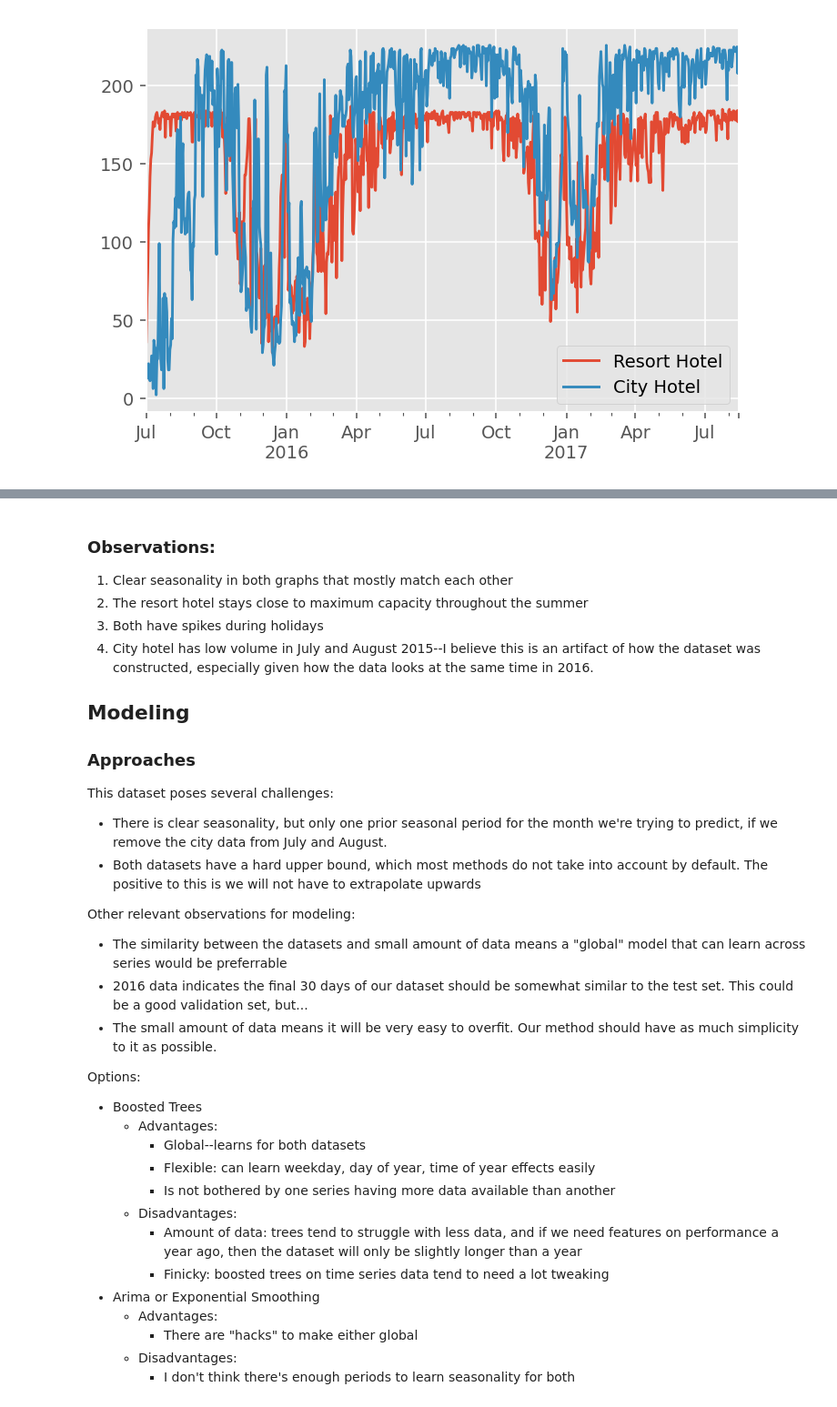
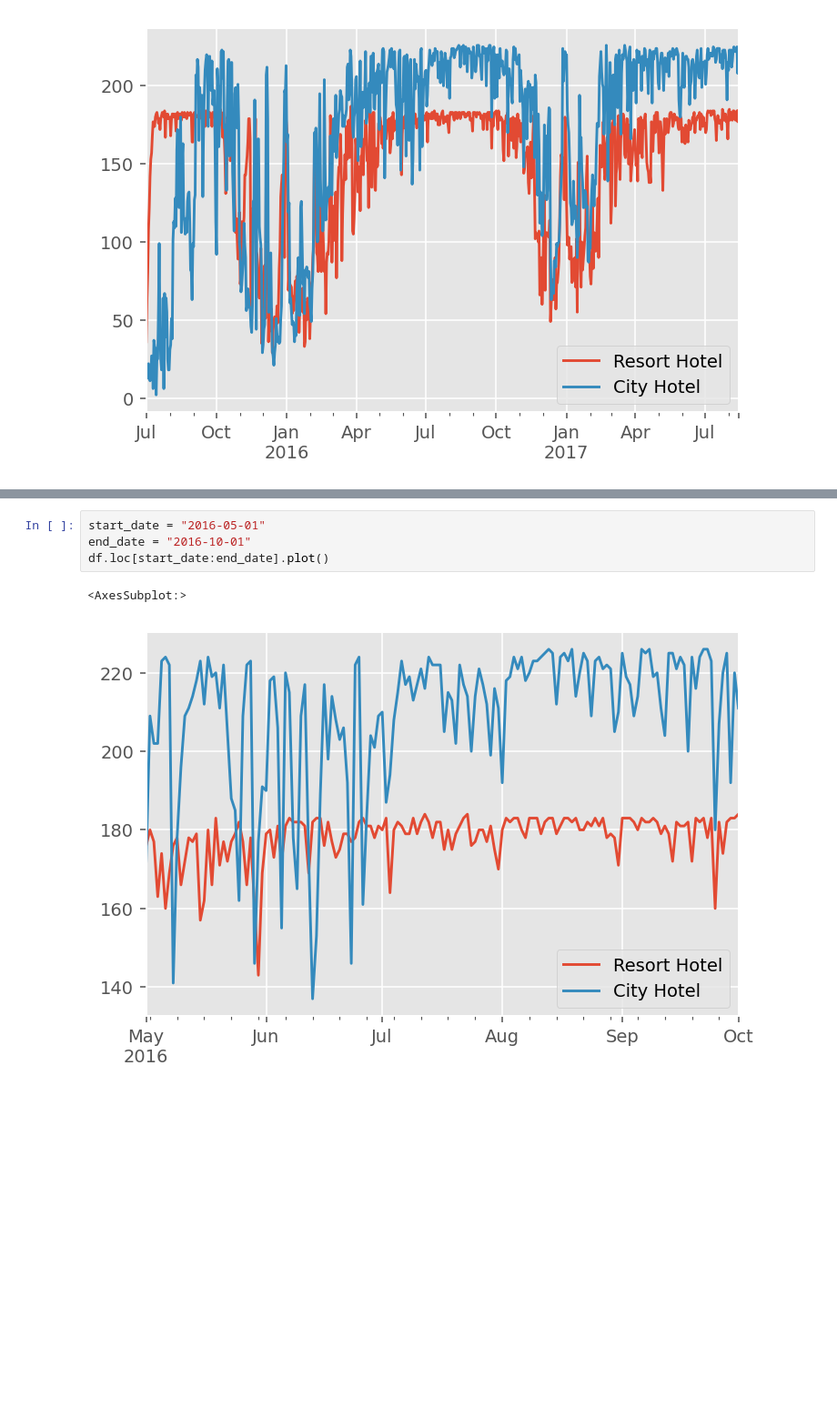
Before and after one commit to robert-robison/hotel-booking-demand, a Jupyter notebook: notebooks/hotel_modeling.ipynb, the cells around one changed output, grey strips where cells are left out. Shown at 91% size. Cells and saved outputs as stored; diff of their text form; blank space fills up the shorter version.

Commit message:
final hotel notebook

```diff
--- a/notebooks/hotel_modeling.ipynb
+++ b/notebooks/hotel_modeling.ipynb
@@ -47,38 +42,7 @@ df.iloc[150:250].plot()
-# %% [markdown]
-### Observations:
-
-1. Clear seasonality in both graphs that mostly match each other
-2. The resort hotel stays close to maximum capacity throughout the summer
-3. Both have spikes during holidays
-4. City hotel has low volume in July and August 2015--I believe this is an artifact of how the dataset was constructed, especially given how the data looks at the same time in 2016.
-
-## Modeling
-
-### Approaches
-
-This dataset poses several challenges:
-
-* There is clear seasonality, but only one prior seasonal period for the month we're trying to predict, if we remove the city data from July and August.
-* Both datasets have a hard upper bound, which most methods do not take into account by default. The positive to this is we will not have to extrapolate upwards
-
-Other relevant observations for modeling:
-
-* The similarity between the datasets and small amount of data means a "global" model that can learn across series would be preferrable
-* 2016 data indicates the final 30 days of our dataset should be somewhat similar to the test set. This could be a good validation set, but...
-* The small amount of data means it will be very easy to overfit. Our method should have as much simplicity to it as possible.
-
-Options:
-
-* Boosted Trees
-    * Advantages:
-        * Global--learns for both datasets
-        * Flexible: can learn weekday, day of year, time of year effects easily
-        * Is not bothered by one series having more data available than another
-    * Disadvantages:
-        * Amount of data: trees tend to struggle with less data, and if we need features on performance a year ago, then the dataset will only be slightly longer than a year
-        * Finicky: boosted trees on time series data tend to need a lot tweaking
-* Arima or Exponential Smoothing
-    * Advantages:
-        * There are "hacks" to make either global
-    * Disadvantages:
-        * I don't think there's enough periods to learn seasonality for both
+# %%
+start_date = "2016-05-01"
+end_date = "2016-10-01"
+df.loc[start_date:end_date].plot()
+# %% [output]
+<AxesSubplot:>
+[figure, added]
```
Also changed, not shown: parts of 15 cells of this notebook.
